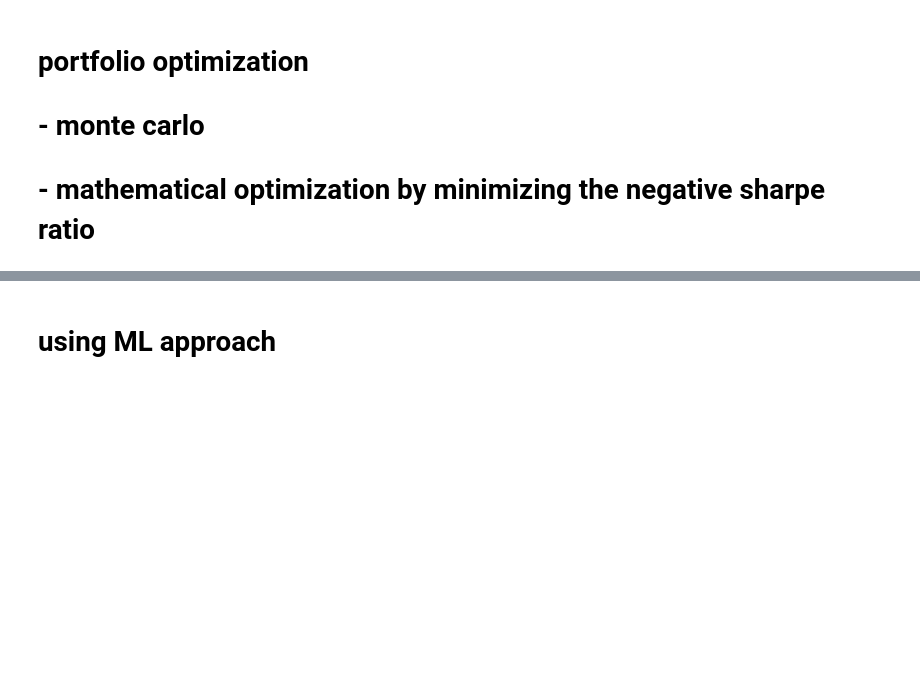
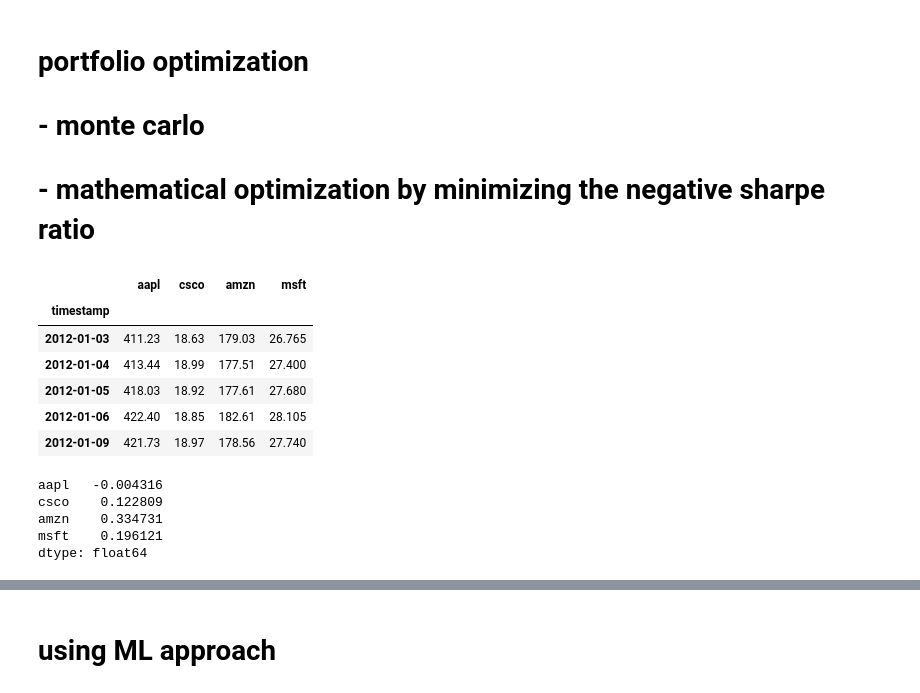
Before and after one commit to sven227/alphapp, a Jupyter notebook: stocks_data_full_refresh.ipynb, the cells around one changed output, grey strips where cells are left out. Cells and saved outputs as stored; diff of their text form; code cells hidden in the pictures; blank space fills up the shorter version.

Commit message:
changed apivantage api call because daily adjusted close tickers not available for free

```diff
--- a/stocks_data_full_refresh.ipynb
+++ b/stocks_data_full_refresh.ipynb
@@ -608,13 +822,27 @@ import pandas as pd
 import matplotlib.pyplot as plt
 %matplotlib inline
 # %%
-pf = pd.concat([aapl['adjusted_close'],csco['adjusted_close'],amzn['adjusted_close'], msft['adjusted_close']], axis=1)
+pf = pd.concat([aapl['close'],csco['close'],amzn['close'], msft['close']], axis=1)
 
 pf.columns = ['aapl', 'csco', 'amzn', 'msft']
 
 pf.head()
+# %% [output]
+|  | aapl | csco | amzn | msft |
+| timestamp |  |  |  |  |
+| 2012-01-03 | 411.23 | 18.63 | 179.03 | 26.765 |
+| 2012-01-04 | 413.44 | 18.99 | 177.51 | 27.400 |
+| 2012-01-05 | 418.03 | 18.92 | 177.61 | 27.680 |
+| 2012-01-06 | 422.40 | 18.85 | 182.61 | 28.105 |
+| 2012-01-09 | 421.73 | 18.97 | 178.56 | 27.740 |
 # %%
 #calculate annual mean of returns as %
 pf.pct_change(1).mean()*252
+# %% [output]
+aapl   -0.004316
+csco    0.122809
+amzn    0.334731
+msft    0.196121
+dtype: float64
 # %%
 pf.pct_change(1).corr()
```
Also changed, not shown: parts of 60 cells of this notebook.
